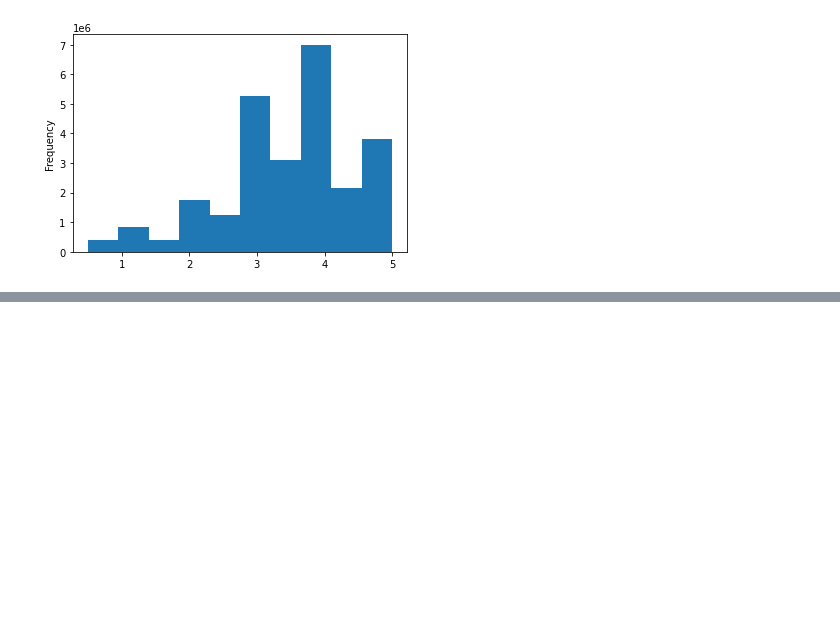
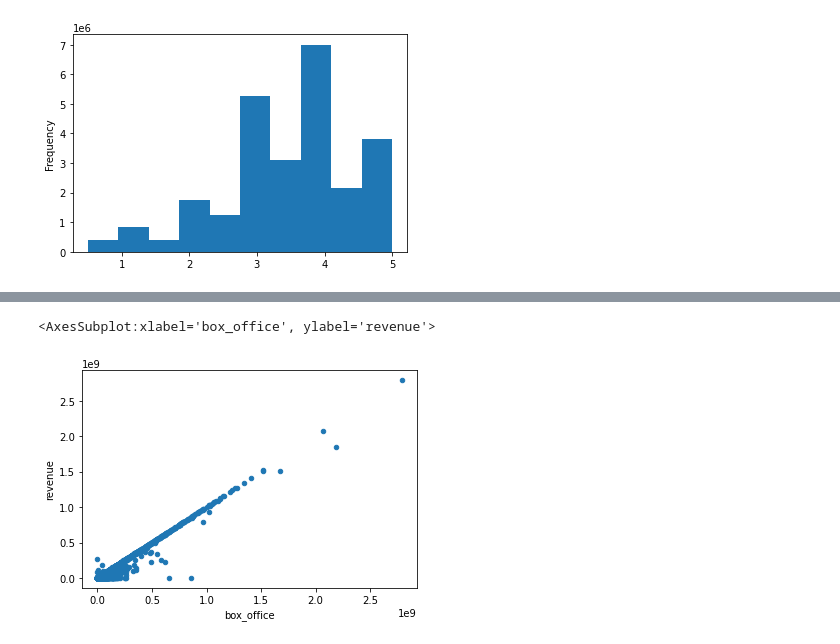
Before and after one commit to mewers2/Movies-ETL, a Jupyter notebook: Movie_Data.ipynb, the cells around one changed output, grey strips where cells are left out. Cells and saved outputs as stored; diff of their text form; code cells hidden in the pictures; blank space fills up the shorter version.

```diff
--- a/Movie_Data.ipynb
+++ b/Movie_Data.ipynb
@@ -1126,0 +1222,6 @@ Name: rating, dtype: float64
+# %%
+# Check box office. Use a scatter plot. First, convert NaNs to zero so they are visible on the scatter plot.
+movies_df.fillna(0).plot(x='box_office', y='revenue', kind='scatter')
+# %% [output]
+<AxesSubplot:xlabel='box_office', ylabel='revenue'>
+[figure, added]
```
Also changed, not shown: parts of 37 cells of this notebook.
